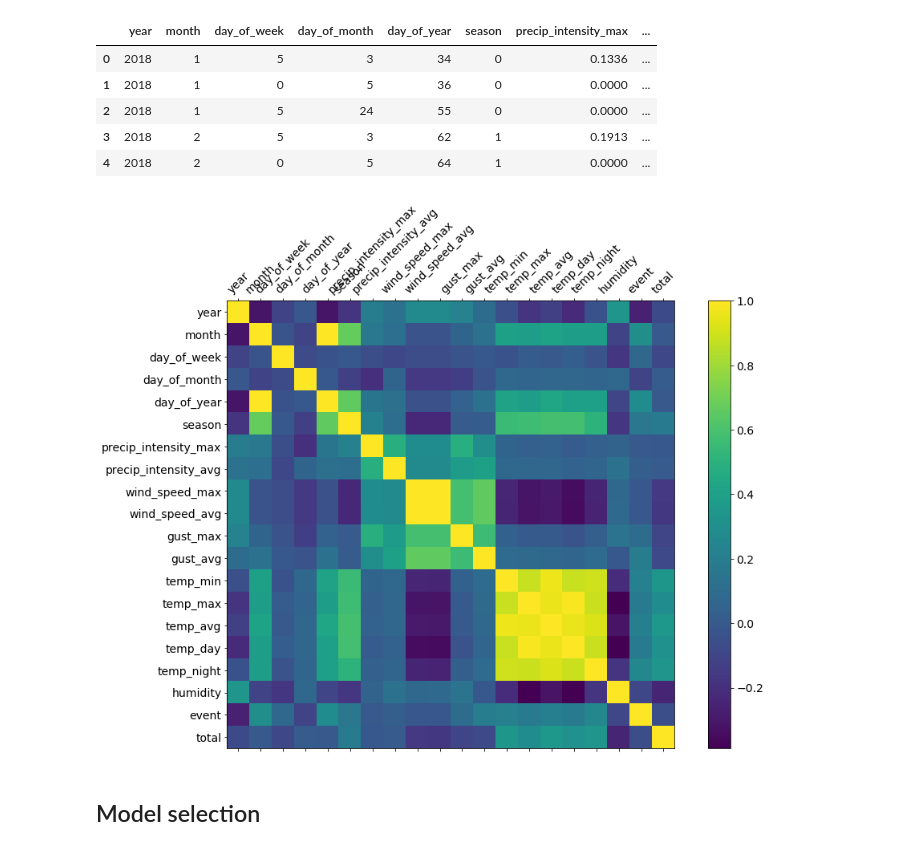
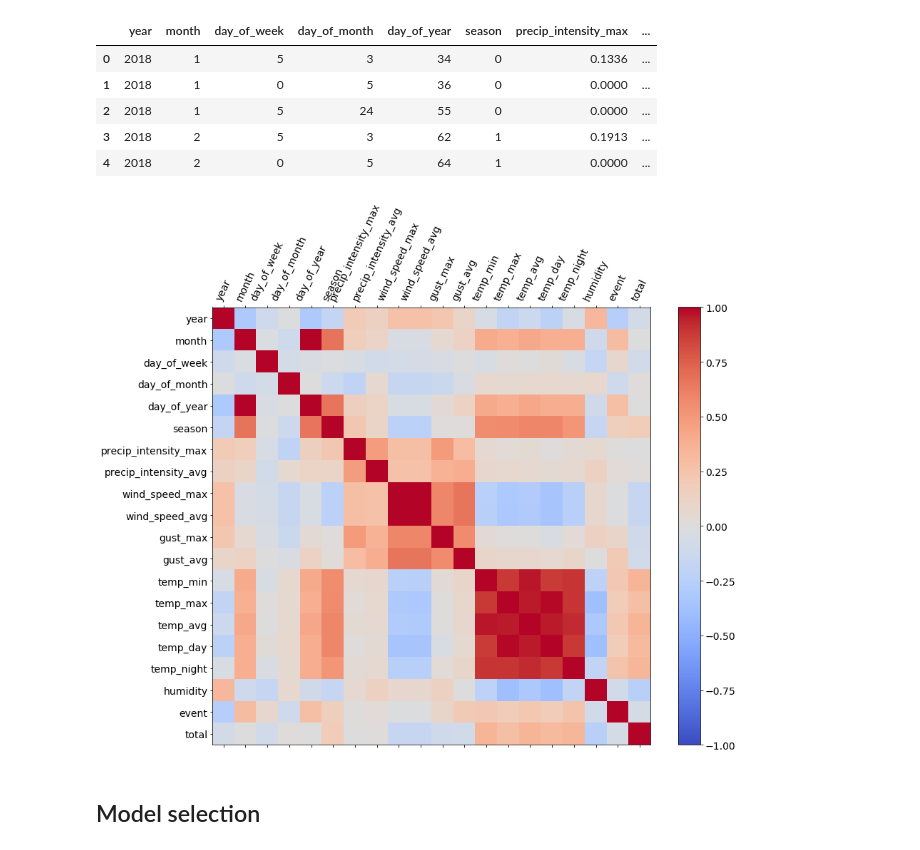
Before and after one commit to kamransoomro84/souper-duper, a Jupyter notebook: ml_models.ipynb, the cells around one changed output. Drawn from its saved outputs; the diff is of its cells as text; code cells hidden in the pictures.

```diff
--- a/ml_models.ipynb
+++ b/ml_models.ipynb
@@ -67,8 +106,8 @@ variables = [
     'event'
 ]
 # %%
-X = df[variables]
-y = df['total']
+X = df[variables].copy()
+y = df['total'].copy()
 X.head()
 # %% [output]
 |  | year | month | day_of_week | day_of_month | day_of_year | season | precip_intensity_max | ... |
@@ -118,6 +119,6 @@ day2int('Wednesday'), month2int('december'), season2int('AuTUMN'), date2dayofyea
 # %%
-X.loc[:, 'day_of_week'] = X.loc[:, 'day_of_week'].apply(day2int)
-X.loc[:, 'month'] = X.loc[:, 'month'].apply(month2int)
-X.loc[:, 'season'] = X.loc[:, 'season'].apply(season2int)
+X['day_of_week'] = X['day_of_week'].apply(day2int)
+X['month'] = X['month'].apply(month2int)
+X['season'] = X['season'].apply(season2int)
 X.head()
 # %% [output]
@@ -148,14 +144,14 @@ viz.head()
 | 3 | 2018 | 2 | 5 | 3 | 62 | 1 | 0.1913 | ... |
 | 4 | 2018 | 2 | 0 | 5 | 64 | 1 | 0.0000 | ... |
 # %%
-f = plt.figure(figsize=(15, 10))
-plt.matshow(viz.corr(), fignum=f.number)
-plt.xticks(range(viz.shape[1]), viz.columns, fontsize=14, rotation=45)
+f = plt.figure(figsize = (14, 11))
+plt.matshow(viz.corr(), fignum = f.number, cmap = 'coolwarm', vmin = -1, vmax = 1)
+plt.xticks(range(viz.shape[1]), viz.columns, fontsize=14, rotation=65)
 plt.yticks(range(viz.shape[1]), viz.columns, fontsize=14)
 cb = plt.colorbar()
 cb.ax.tick_params(labelsize=14)
 # %% [output]
-[figure, old version]
+[figure, new version]
 # %% [markdown]
 ## Model selection
 # %%
```
Also changed, not shown: parts of 36 cells of this notebook.
